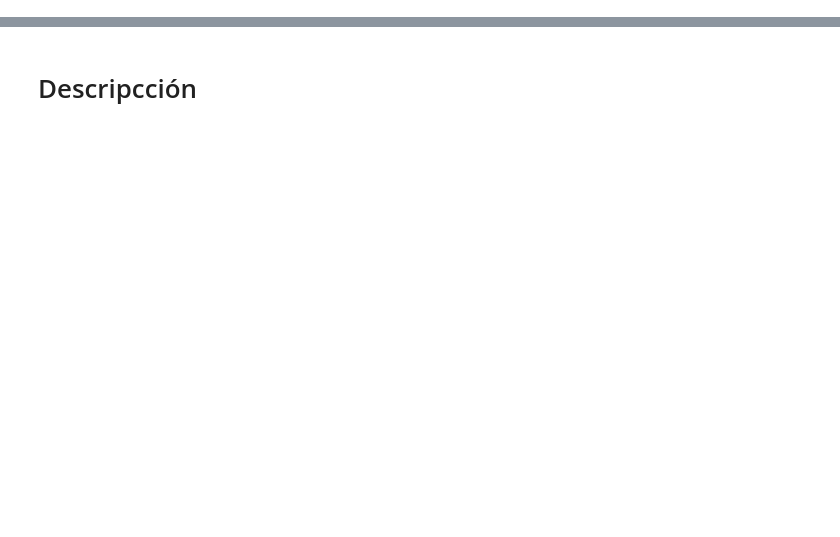
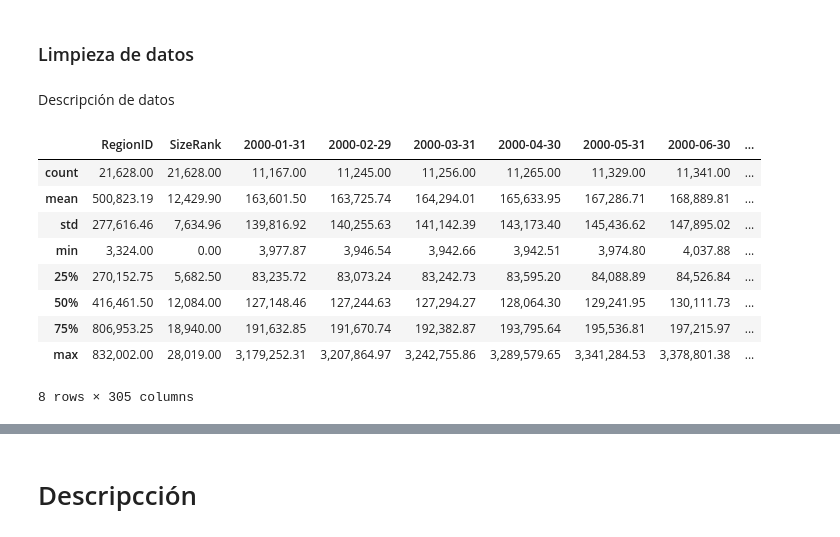
Before and after one commit to JavierFigueroa21/DataScience_KPI_Project, a Jupyter notebook: businesses.ipynb, the cells around one changed output, grey strips where cells are left out. Saved outputs shown, nothing was run; the diff lists cells and outputs as text; code cells hidden in the pictures; blank space fills up the shorter version.

```diff
--- a/businesses.ipynb
+++ b/businesses.ipynb
@@ -12,0 +32,3 @@ FileNotFoundError: [Errno 2] No such file or directory: './resources/Crime_Data_
+# %%
+sns.set_style("darkgrid")
+pd.options.display.float_format = "{:,.2f}".format
@@ -12,0 +256,17 @@ FileNotFoundError: [Errno 2] No such file or directory: './resources/Crime_Data_
+# %% [markdown]
+### Limpieza de datos
+# %% [markdown]
+Descripción de datos
+# %%
+zhvi_df.describe()
+# %% [output]
+|  | RegionID | SizeRank | 2000-01-31 | 2000-02-29 | 2000-03-31 | 2000-04-30 | 2000-05-31 | 2000-06-30 | ... |
+| count | 21,628.00 | 21,628.00 | 11,167.00 | 11,245.00 | 11,256.00 | 11,265.00 | 11,329.00 | 11,341.00 | ... |
+| mean | 500,823.19 | 12,429.90 | 163,601.50 | 163,725.74 | 164,294.01 | 165,633.95 | 167,286.71 | 168,889.81 | ... |
+| std | 277,616.46 | 7,634.96 | 139,816.92 | 140,255.63 | 141,142.39 | 143,173.40 | 145,436.62 | 147,895.02 | ... |
+| min | 3,324.00 | 0.00 | 3,977.87 | 3,946.54 | 3,942.66 | 3,942.51 | 3,974.80 | 4,037.88 | ... |
+| 25% | 270,152.75 | 5,682.50 | 83,235.72 | 83,073.24 | 83,242.73 | 83,595.20 | 84,088.89 | 84,526.84 | ... |
+| 50% | 416,461.50 | 12,084.00 | 127,148.46 | 127,244.63 | 127,294.27 | 128,064.30 | 129,241.95 | 130,111.73 | ... |
+| 75% | 806,953.25 | 18,940.00 | 191,632.85 | 191,670.74 | 192,382.87 | 193,795.64 | 195,536.81 | 197,215.97 | ... |
+| max | 832,002.00 | 28,019.00 | 3,179,252.31 | 3,207,864.97 | 3,242,755.86 | 3,289,579.65 | 3,341,284.53 | 3,378,801.38 | ... |
+8 rows × 305 columns
```
Also changed, not shown: parts of 53 cells of this notebook.
